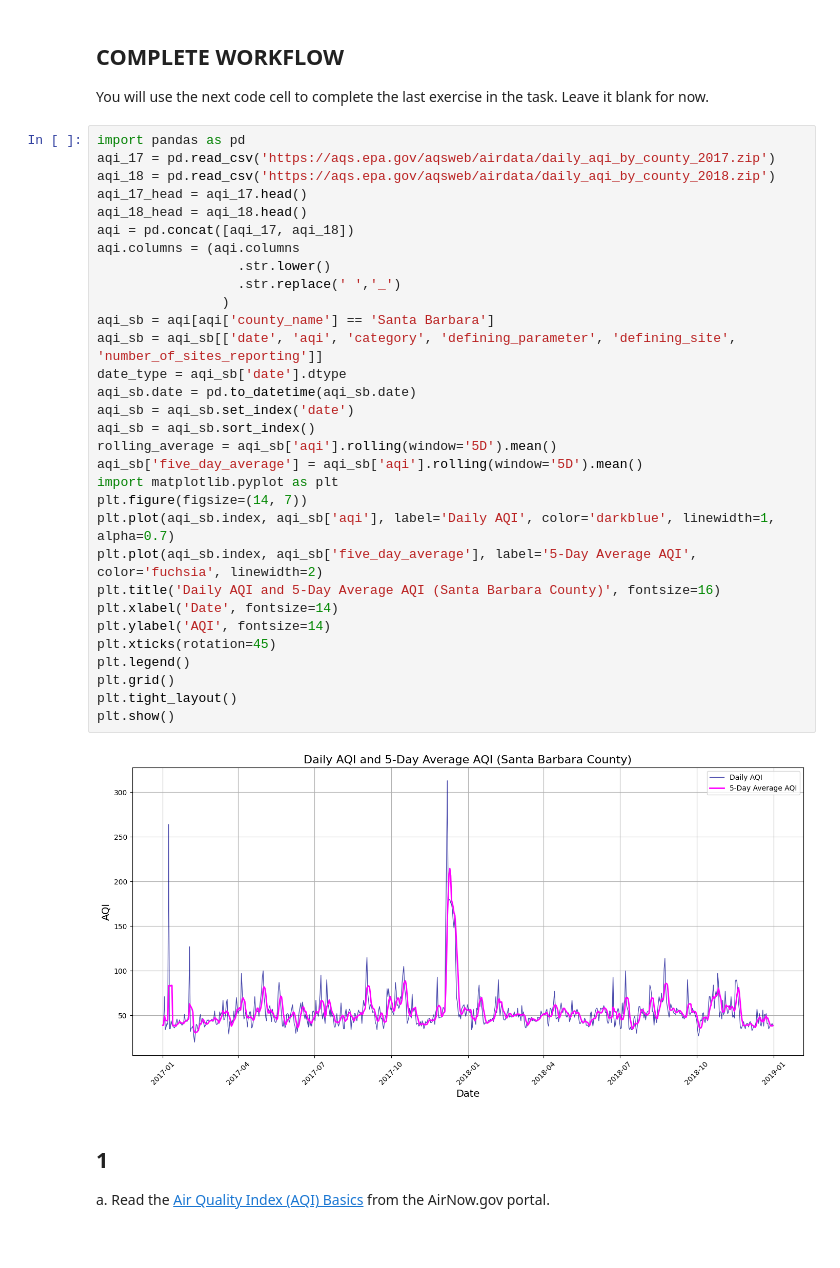
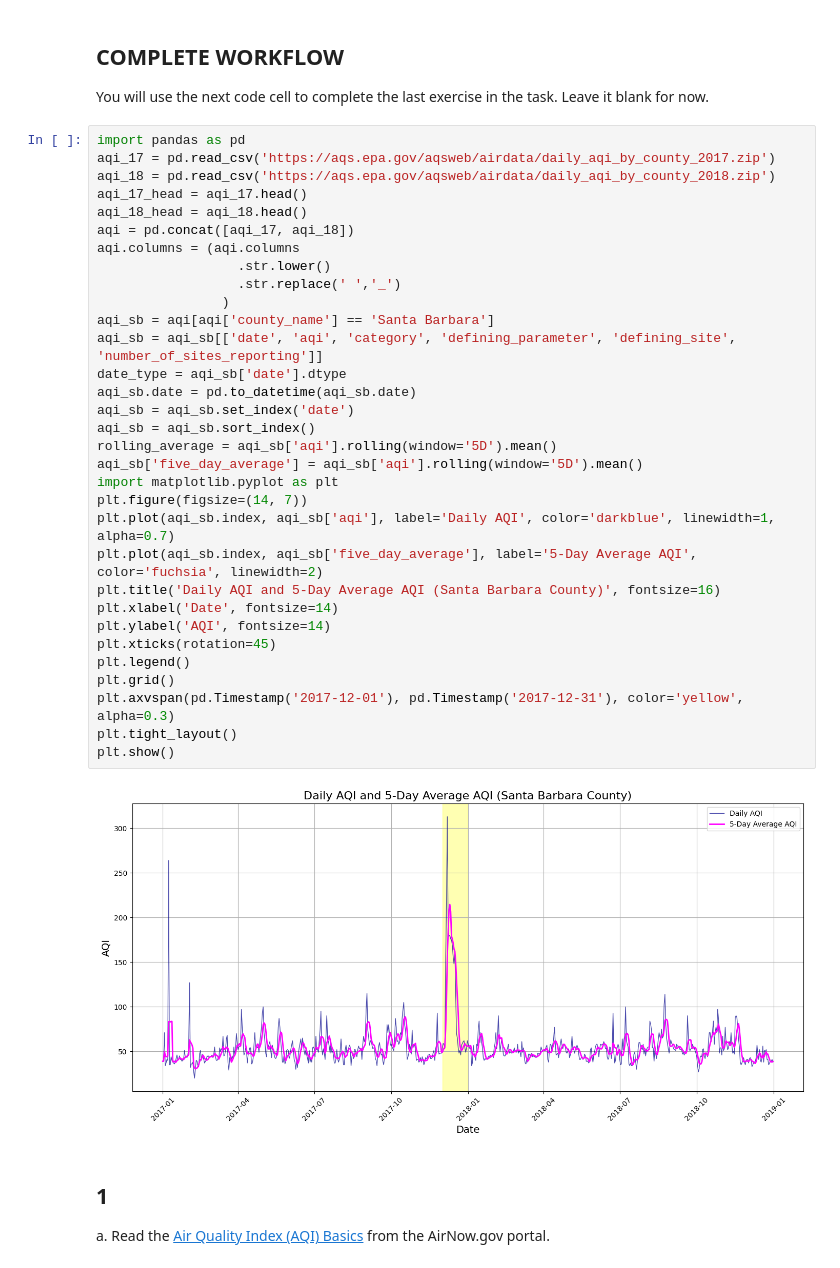
Before and after one commit to YoselynR/eds220-hwk2, a Jupyter notebook: hwk2-task3-aqi-Ramirez.ipynb, the cells around one changed output. Drawn from its saved outputs; the diff is of its cells as text.

```diff
--- a/hwk2-task3-aqi-Ramirez.ipynb
+++ b/hwk2-task3-aqi-Ramirez.ipynb
@@ -33,34 +33,35 @@ import pandas as pd
 aqi_17 = pd.read_csv('https://aqs.epa.gov/aqsweb/airdata/daily_aqi_by_county_2017.zip')
 aqi_18 = pd.read_csv('https://aqs.epa.gov/aqsweb/airdata/daily_aqi_by_county_2018.zip')
 aqi_17_head = aqi_17.head()
 aqi_18_head = aqi_18.head()
 aqi = pd.concat([aqi_17, aqi_18])
 aqi.columns = (aqi.columns
                   .str.lower()
                   .str.replace(' ','_')
                 )
 aqi_sb = aqi[aqi['county_name'] == 'Santa Barbara']
 aqi_sb = aqi_sb[['date', 'aqi', 'category', 'defining_parameter', 'defining_site', 'number_of_sites_reporting']]
 date_type = aqi_sb['date'].dtype
 aqi_sb.date = pd.to_datetime(aqi_sb.date)
 aqi_sb = aqi_sb.set_index('date')
 aqi_sb = aqi_sb.sort_index()
 rolling_average = aqi_sb['aqi'].rolling(window='5D').mean()
 aqi_sb['five_day_average'] = aqi_sb['aqi'].rolling(window='5D').mean()
 import matplotlib.pyplot as plt
 plt.figure(figsize=(14, 7))
 plt.plot(aqi_sb.index, aqi_sb['aqi'], label='Daily AQI', color='darkblue', linewidth=1, alpha=0.7)
 plt.plot(aqi_sb.index, aqi_sb['five_day_average'], label='5-Day Average AQI', color='fuchsia', linewidth=2)
 plt.title('Daily AQI and 5-Day Average AQI (Santa Barbara County)', fontsize=16)
 plt.xlabel('Date', fontsize=14)
 plt.ylabel('AQI', fontsize=14)
 plt.xticks(rotation=45)
 plt.legend()
 plt.grid()
+plt.axvspan(pd.Timestamp('2017-12-01'), pd.Timestamp('2017-12-31'), color='yellow', alpha=0.3)
 plt.tight_layout()
 plt.show()
 # %% [output]
-[figure, old version]
+[figure, new version]
 # %% [markdown]
 ## 1
 
```
Also changed, not shown: parts of 2 cells of this notebook.
